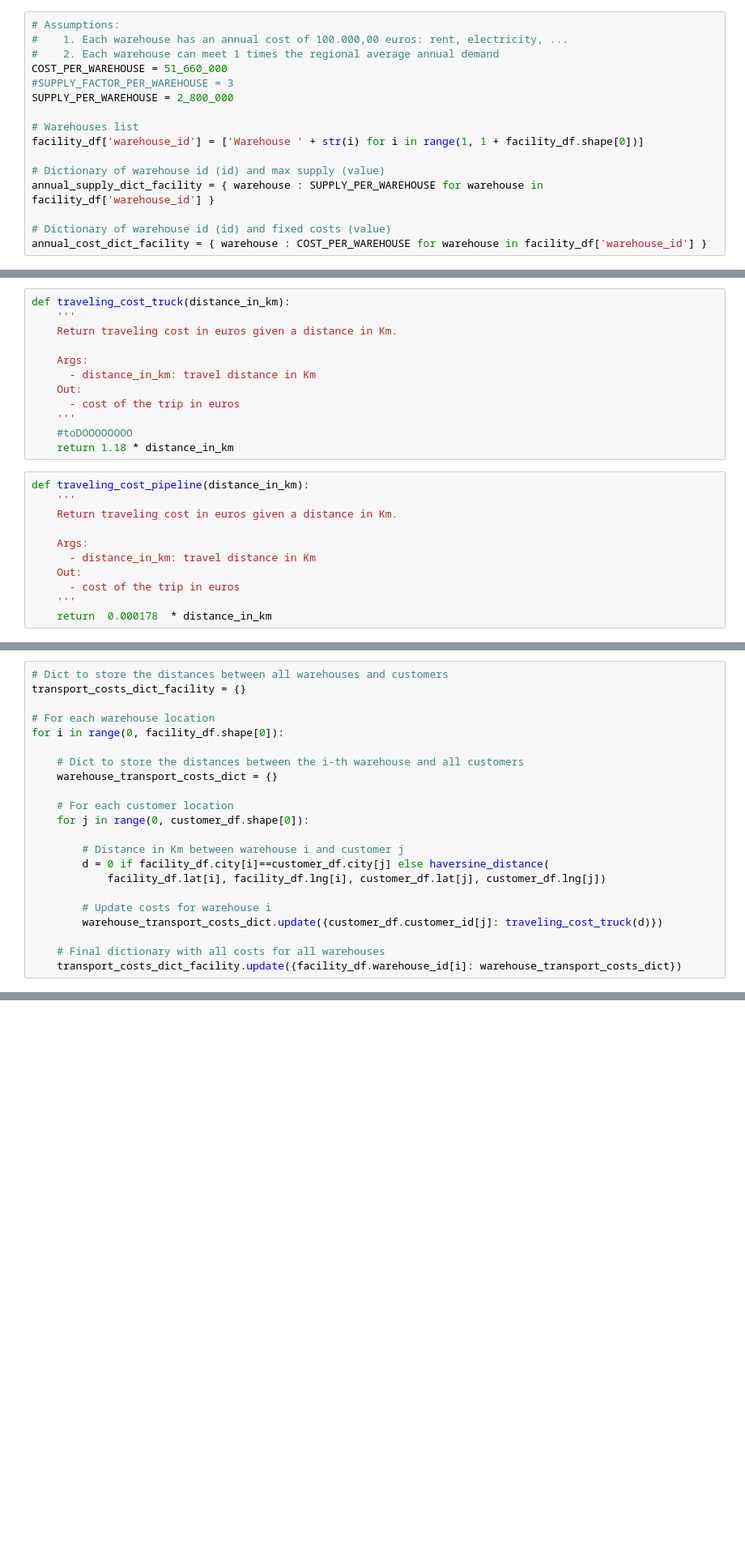
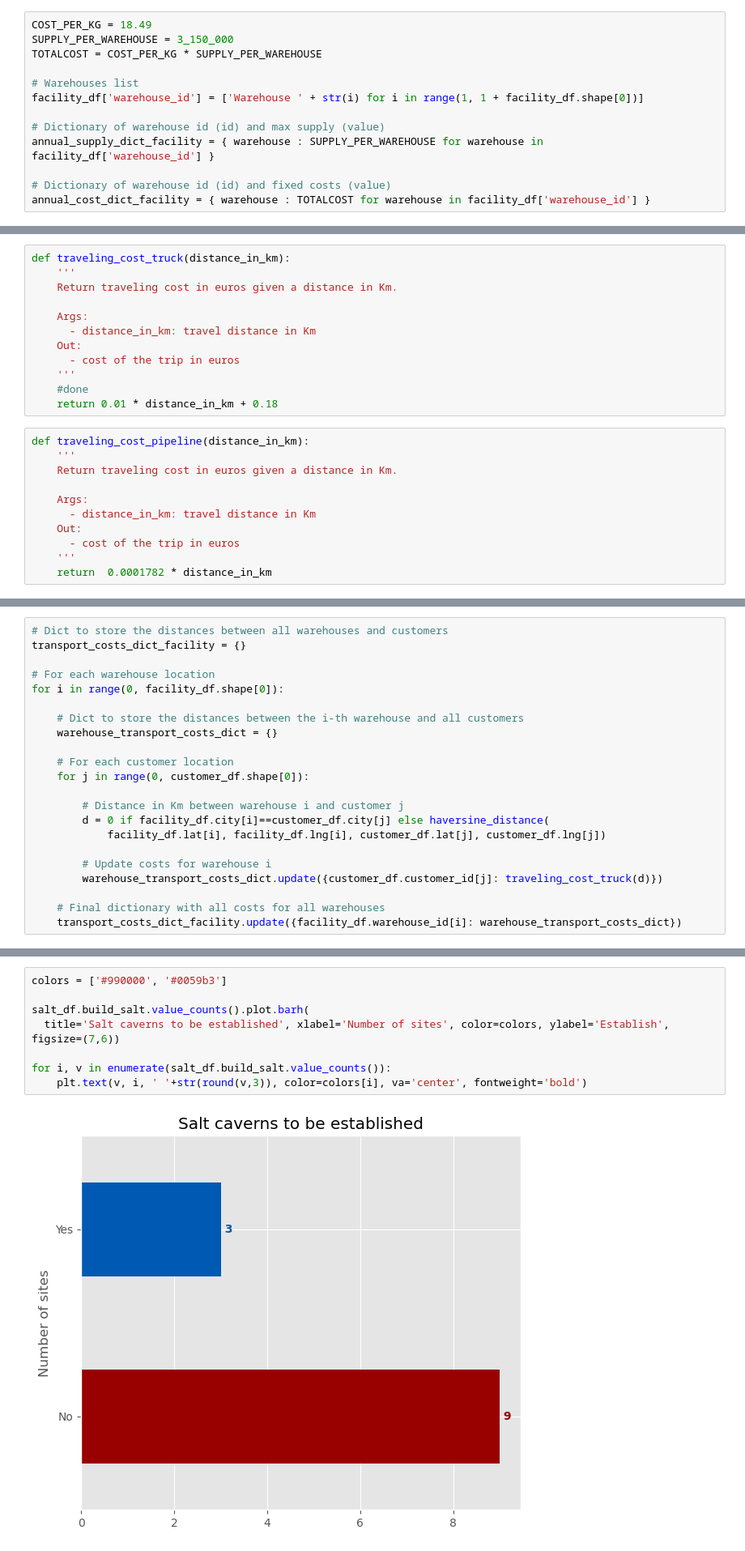
Before and after one commit to SyrineFrini/hydrogen_Infrastructure, a Jupyter notebook: combined_supply_network.ipynb, the cells around one changed output, grey strips where cells are left out. Shown at 81% size. Saved outputs shown, nothing was run; the diff lists cells and outputs as text; blank space fills up the shorter version.

```diff
--- a/combined_supply_network.ipynb
+++ b/combined_supply_network.ipynb
@@ -234,10 +232,7 @@ Total Demand Overall: 447244182.0
 # %%
-# Assumptions:
-#    1. Each warehouse has an annual cost of 100.000,00 euros: rent, electricity, ...
-#    2. Each warehouse can meet 1 times the regional average annual demand
-COST_PER_WAREHOUSE = 51_660_000
-#SUPPLY_FACTOR_PER_WAREHOUSE = 3
-SUPPLY_PER_WAREHOUSE = 2_800_000
+COST_PER_KG = 18.49
+SUPPLY_PER_WAREHOUSE = 3_150_000
+TOTALCOST = COST_PER_KG * SUPPLY_PER_WAREHOUSE
 
 # Warehouses list
 facility_df['warehouse_id'] = ['Warehouse ' + str(i) for i in range(1, 1 + facility_df.shape[0])]
@@ -246,7 +241,7 @@ facility_df['warehouse_id'] = ['Warehouse ' + str(i) for i in range(1, 1 + facil
 annual_supply_dict_facility = { warehouse : SUPPLY_PER_WAREHOUSE for warehouse in facility_df['warehouse_id'] }
 
 # Dictionary of warehouse id (id) and fixed costs (value)
-annual_cost_dict_facility = { warehouse : COST_PER_WAREHOUSE for warehouse in facility_df['warehouse_id'] }
+annual_cost_dict_facility = { warehouse : TOTALCOST for warehouse in facility_df['warehouse_id'] }
 # %%
 # Warehouses list
 salt_df['salt_id'] = ['Salt cavern ' + str(i) for i in range(1, 1 + salt_df.shape[0])]
@@ -285,8 +280,8 @@ def traveling_cost_truck(distance_in_km):
     Out:
       - cost of the trip in euros
     '''
-    #toDOOOOOOOO
-    return 1.18 * distance_in_km
+    #done
+    return 0.01 * distance_in_km + 0.18
 # %%
 def traveling_cost_pipeline(distance_in_km):
     '''
@@ -297,7 +292,7 @@ def traveling_cost_pipeline(distance_in_km):
     Out:
       - cost of the trip in euros
     '''
-    return  0.000178  * distance_in_km
+    return  0.0001782 * distance_in_km
 # %%
 
 # Function to find the location of a specific city
@@ -602,3 +671,13 @@ for i in salt_df['salt_id']:
+# %%
+colors = ['#990000', '#0059b3']
+
+salt_df.build_salt.value_counts().plot.barh(
+  title='Salt caverns to be established', xlabel='Number of sites', color=colors, ylabel='Establish', figsize=(7,6))
+
+for i, v in enumerate(salt_df.build_salt.value_counts()):
+    plt.text(v, i, ' '+str(round(v,3)), color=colors[i], va='center', fontweight='bold')
+# %% [output]
+[figure, added]
 # %%
 # Create dataframe column to store whether to build the warehouse or not
 facility_df['build_warehouse'] = ''
```
Also changed, not shown: parts of 13 cells of this notebook.
